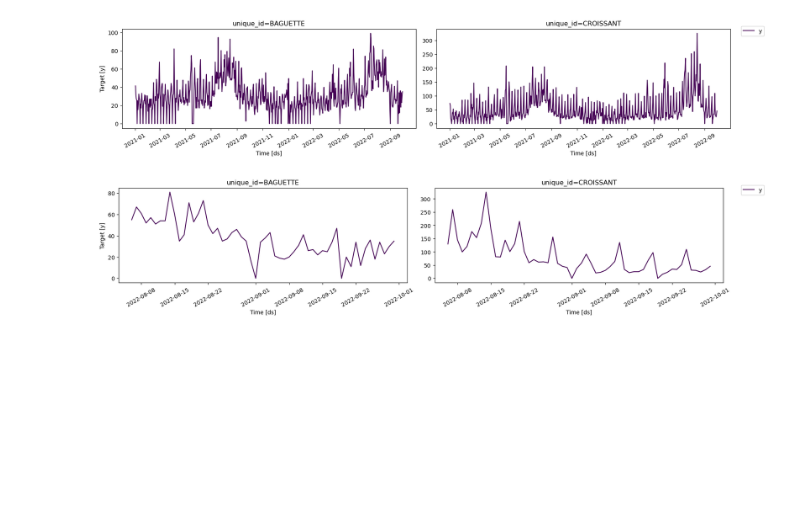
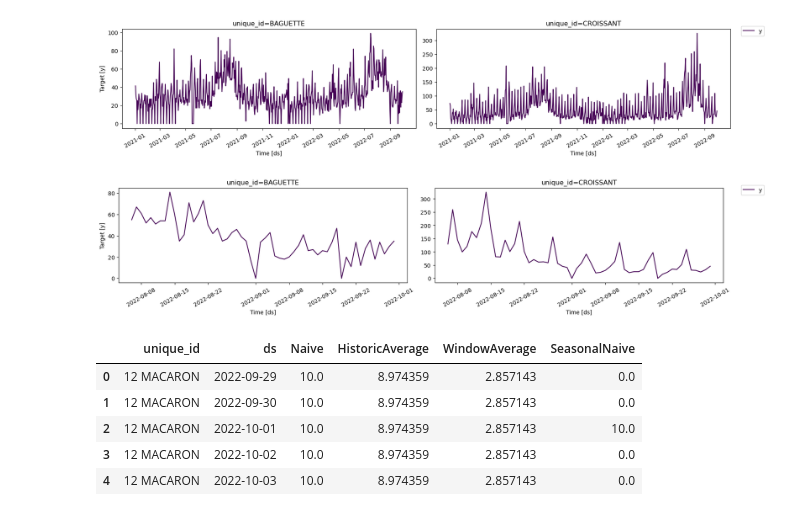
Before and after one commit to BMMUGOMBA/Time_Series, a Jupyter notebook: intro-freecodecamp.ipynb, the cells around one changed output. Cells and saved outputs as stored; diff of their text form; code cells hidden in the pictures; blank space fills up the shorter version.

Commit message:
evaluate base models

```diff
--- a/intro-freecodecamp.ipynb
+++ b/intro-freecodecamp.ipynb
@@ -78,0 +79,22 @@ from statsforecast.models import
+# %%
+horizon = 7
+
+models = [
+    Naive(),
+    HistoricAverage(),
+    WindowAverage(window_size=7),
+    SeasonalNaive(season_length=7)
+]
+
+sf = StatsForecast(models=models, freq="D")
+sf.fit(df=df)
+preds = sf.predict(h=horizon)
+# %%
+preds.head()
+# %% [output]
+|  | unique_id | ds | Naive | HistoricAverage | WindowAverage | SeasonalNaive |
+| 0 | 12 MACARON | 2022-09-29 | 10.0 | 8.974359 | 2.857143 | 0.0 |
+| 1 | 12 MACARON | 2022-09-30 | 10.0 | 8.974359 | 2.857143 | 0.0 |
+| 2 | 12 MACARON | 2022-10-01 | 10.0 | 8.974359 | 2.857143 | 10.0 |
+| 3 | 12 MACARON | 2022-10-02 | 10.0 | 8.974359 | 2.857143 | 0.0 |
+| 4 | 12 MACARON | 2022-10-03 | 10.0 | 8.974359 | 2.857143 | 0.0 |
```
Also changed, not shown: parts of 1 cell of this notebook.
